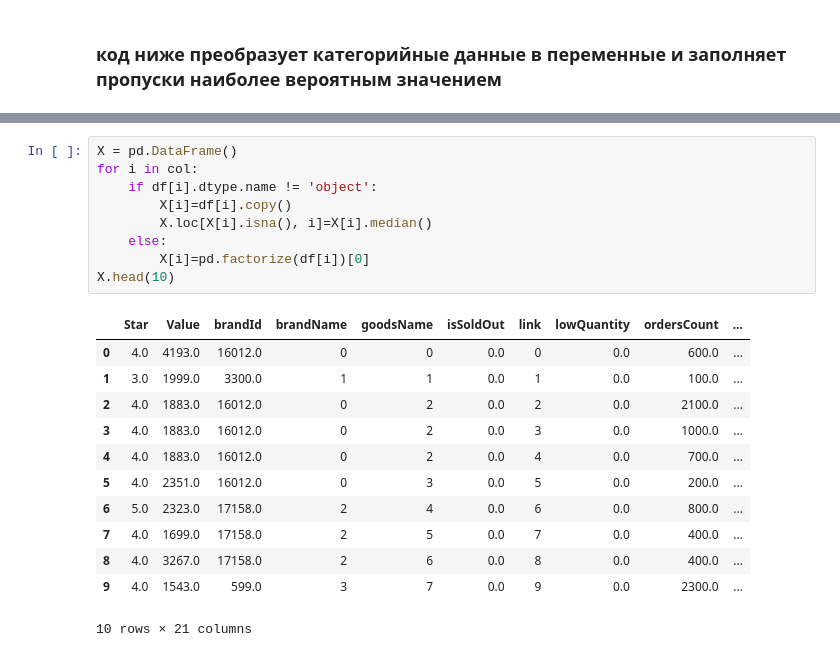
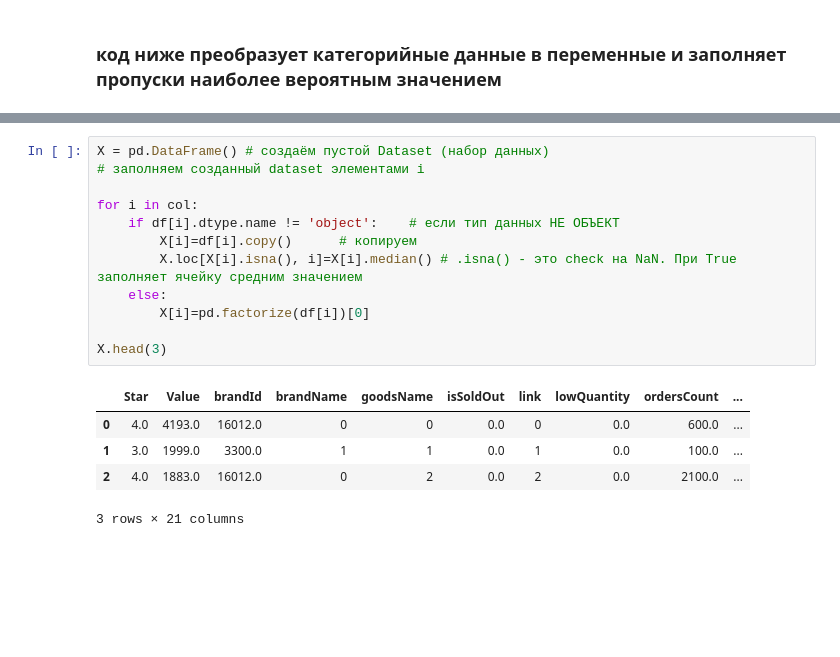
Before and after one commit to yamusagitov/Machine-Learning, a Jupyter notebook: Random Forest/random_forest_review.ipynb, the cells around one changed output, grey strips where cells are left out. Saved outputs shown, nothing was run; the diff lists cells and outputs as text; blank space fills up the shorter version.

```diff
--- a/Random Forest/random_forest_review.ipynb
+++ b/Random Forest/random_forest_review.ipynb
@@ -113,22 +127,18 @@ df.head(10)
 # %%
-X = pd.DataFrame()
+X = pd.DataFrame() # создаём пустой Dataset (набор данных)
+# заполняем созданный dataset элементами i
+
 for i in col:
-    if df[i].dtype.name != 'object':
-        X[i]=df[i].copy()
-        X.loc[X[i].isna(), i]=X[i].median()
+    if df[i].dtype.name != 'object':    # если тип данных НЕ ОБЪЕКТ
+        X[i]=df[i].copy()      # копируем
+        X.loc[X[i].isna(), i]=X[i].median() # .isna() - это check на NaN. При True заполняет ячейку средним значением
     else:
         X[i]=pd.factorize(df[i])[0]
-X.head(10)
+
+X.head(3)
 # %% [output]
 |  | Star | Value | brandId | brandName | goodsName | isSoldOut | link | lowQuantity | ordersCount | ... |
 | 0 | 4.0 | 4193.0 | 16012.0 | 0 | 0 | 0.0 | 0 | 0.0 | 600.0 | ... |
 | 1 | 3.0 | 1999.0 | 3300.0 | 1 | 1 | 0.0 | 1 | 0.0 | 100.0 | ... |
 | 2 | 4.0 | 1883.0 | 16012.0 | 0 | 2 | 0.0 | 2 | 0.0 | 2100.0 | ... |
-| 3 | 4.0 | 1883.0 | 16012.0 | 0 | 2 | 0.0 | 3 | 0.0 | 1000.0 | ... |
-| 4 | 4.0 | 1883.0 | 16012.0 | 0 | 2 | 0.0 | 4 | 0.0 | 700.0 | ... |
-| 5 | 4.0 | 2351.0 | 16012.0 | 0 | 3 | 0.0 | 5 | 0.0 | 200.0 | ... |
-| 6 | 5.0 | 2323.0 | 17158.0 | 2 | 4 | 0.0 | 6 | 0.0 | 800.0 | ... |
-| 7 | 4.0 | 1699.0 | 17158.0 | 2 | 5 | 0.0 | 7 | 0.0 | 400.0 | ... |
-| 8 | 4.0 | 3267.0 | 17158.0 | 2 | 6 | 0.0 | 8 | 0.0 | 400.0 | ... |
-| 9 | 4.0 | 1543.0 | 599.0 | 3 | 7 | 0.0 | 9 | 0.0 | 2300.0 | ... |
-10 rows × 21 columns
+3 rows × 21 columns
```
Also changed, not shown: parts of 19 cells of this notebook.
